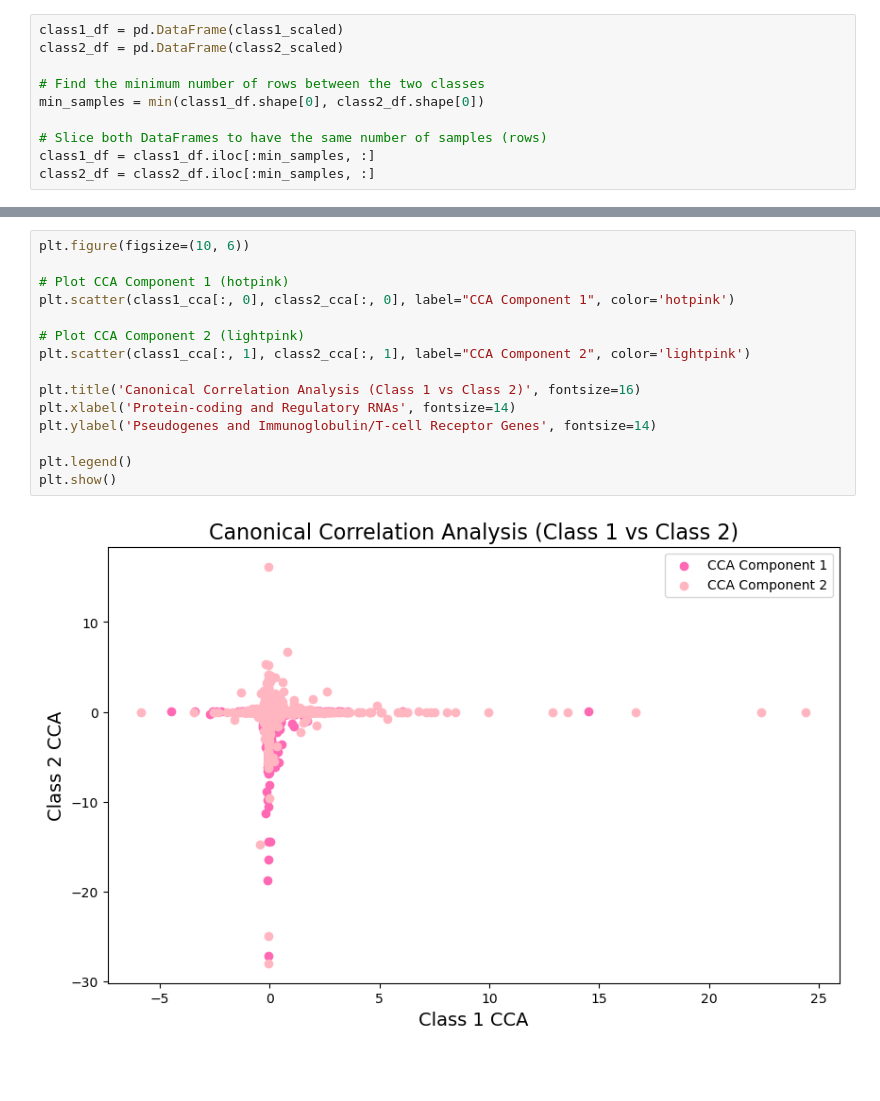
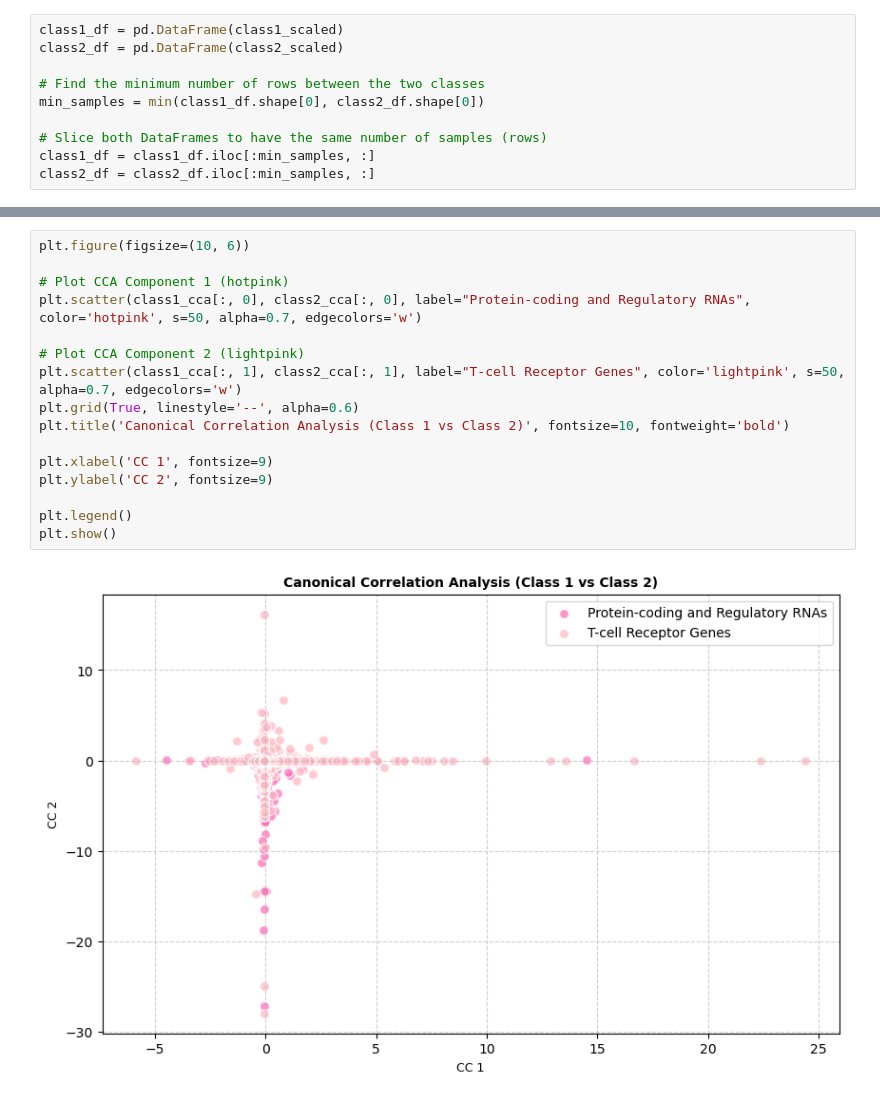
Before and after one commit to anacarsi/ss24_CCA_Reduced_Rank, a Jupyter notebook: src/tcga_cca.ipynb, the cells around one changed output, grey strips where cells are left out. Drawn from its saved outputs; the diff is of its cells as text; blank space fills up the shorter version.

```diff
--- a/src/tcga_cca.ipynb
+++ b/src/tcga_cca.ipynb
@@ -249,17 +276,18 @@ Canonical Correlation Coefficients for Class 2:
 # %%
 plt.figure(figsize=(10, 6))
 
 # Plot CCA Component 1 (hotpink)
-plt.scatter(class1_cca[:, 0], class2_cca[:, 0], label="CCA Component 1", color='hotpink')
+plt.scatter(class1_cca[:, 0], class2_cca[:, 0], label="Protein-coding and Regulatory RNAs", color='hotpink', s=50, alpha=0.7, edgecolors='w')
 
 # Plot CCA Component 2 (lightpink)
-plt.scatter(class1_cca[:, 1], class2_cca[:, 1], label="CCA Component 2", color='lightpink')
+plt.scatter(class1_cca[:, 1], class2_cca[:, 1], label="T-cell Receptor Genes", color='lightpink', s=50, alpha=0.7, edgecolors='w')
+plt.grid(True, linestyle='--', alpha=0.6)
+plt.title('Canonical Correlation Analysis (Class 1 vs Class 2)', fontsize=10, fontweight='bold')
 
-plt.title('Canonical Correlation Analysis (Class 1 vs Class 2)', fontsize=16)
-plt.xlabel('Protein-coding and Regulatory RNAs', fontsize=14)
-plt.ylabel('Pseudogenes and Immunoglobulin/T-cell Receptor Genes', fontsize=14)
+plt.xlabel('CC 1', fontsize=9)
+plt.ylabel('CC 2', fontsize=9)
 
 plt.legend()
 plt.show()
 # %% [output]
-[figure, old version]
+[figure, new version]
```
Also changed, not shown: parts of 26 cells of this notebook.
